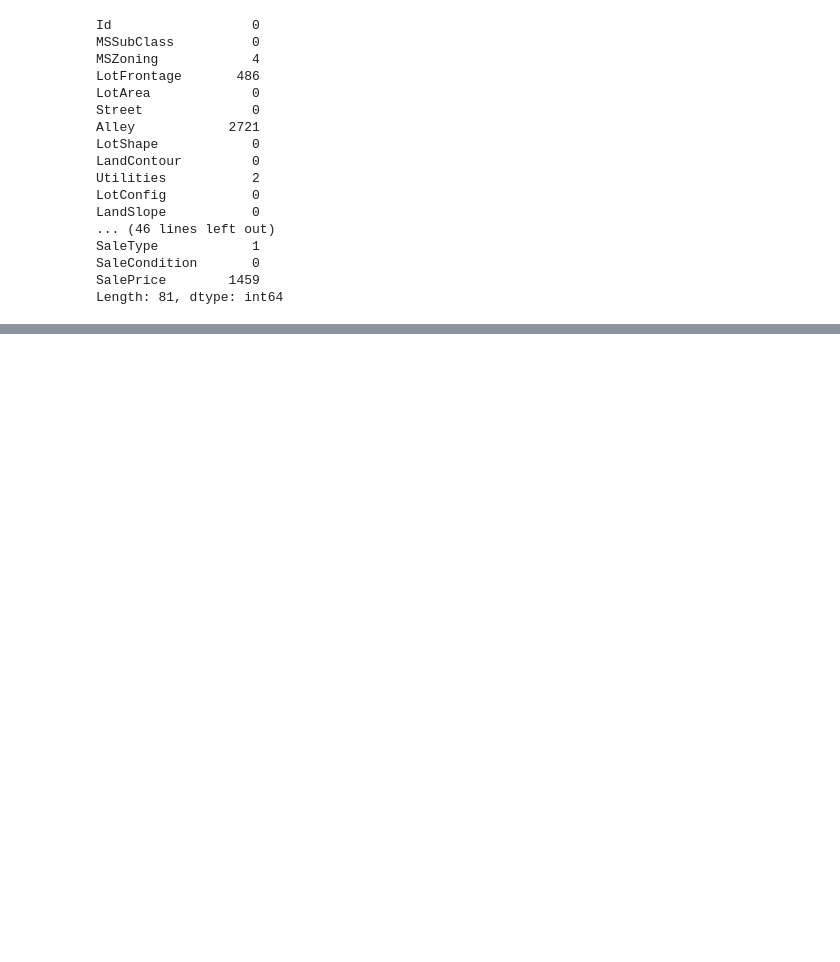
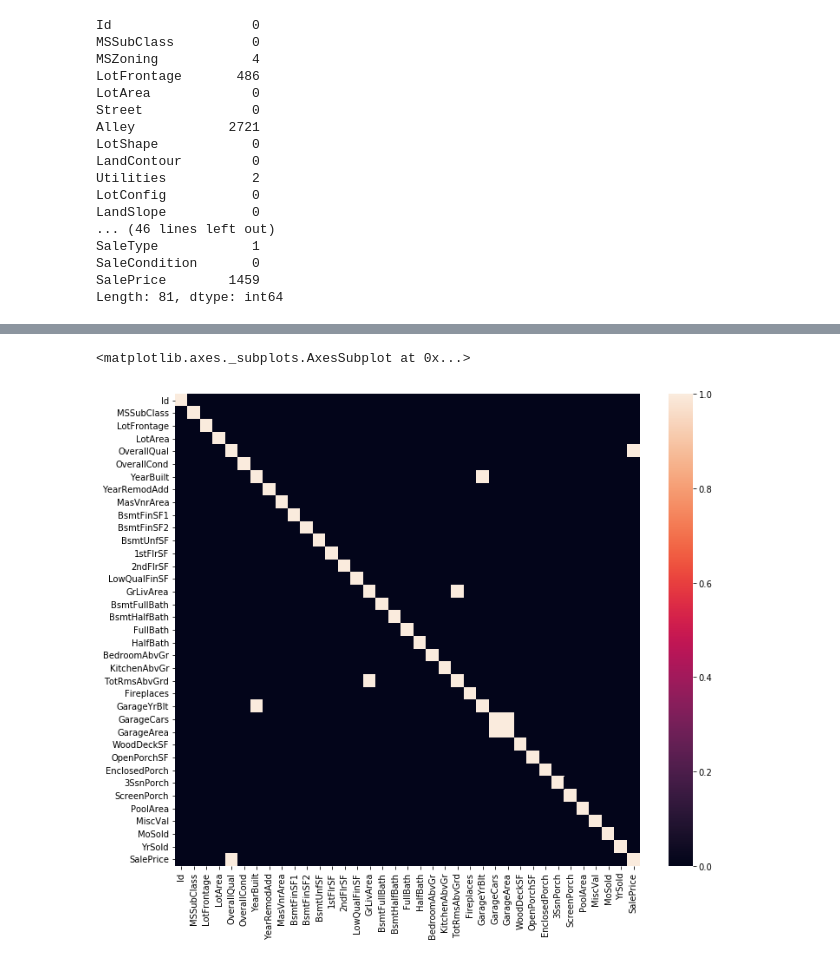
Before and after one commit to iqrarkhan123/datascience, a Jupyter notebook: house.ipynb, the cells around one changed output, grey strips where cells are left out. Saved outputs shown, nothing was run; the diff lists cells and outputs as text; code cells hidden in the pictures; blank space fills up the shorter version.

```diff
--- a/house.ipynb
+++ b/house.ipynb
@@ -76,0 +124,8 @@ Length: 81, dtype: int64
+# %%
+house.drop(columns='TotalBsmtSF', inplace=True)
+# %%
+plt.figure(figsize=(12, 10))
+sns.heatmap(house.corr().abs() > 0.75)
+# %% [output]
+<matplotlib.axes._subplots.AxesSubplot at 0x...>
+[figure, added]
```
Also changed, not shown: parts of 22 cells of this notebook, 5 other files.
